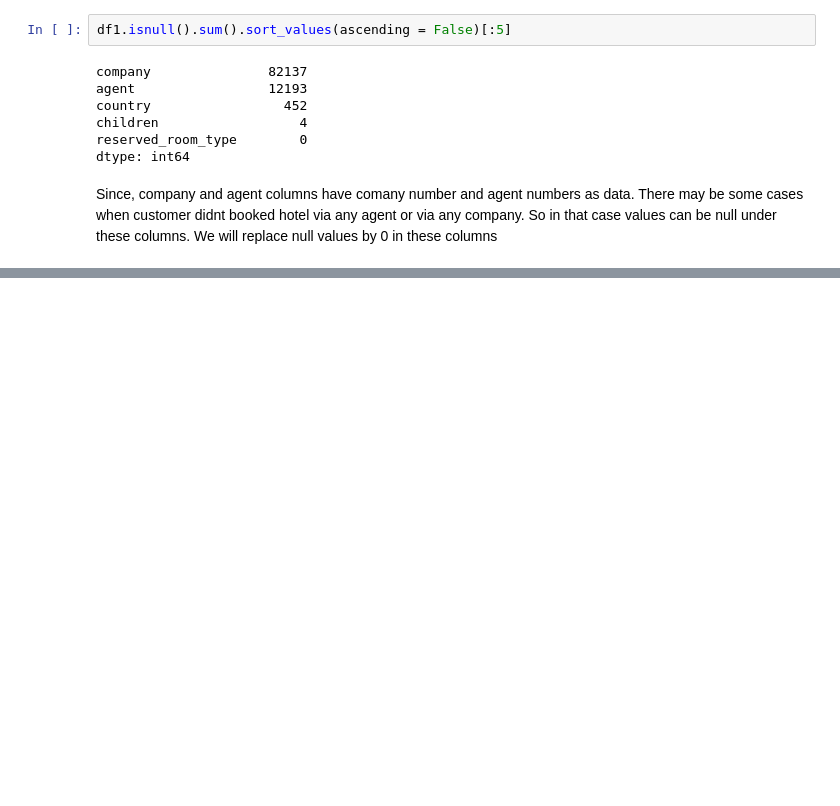
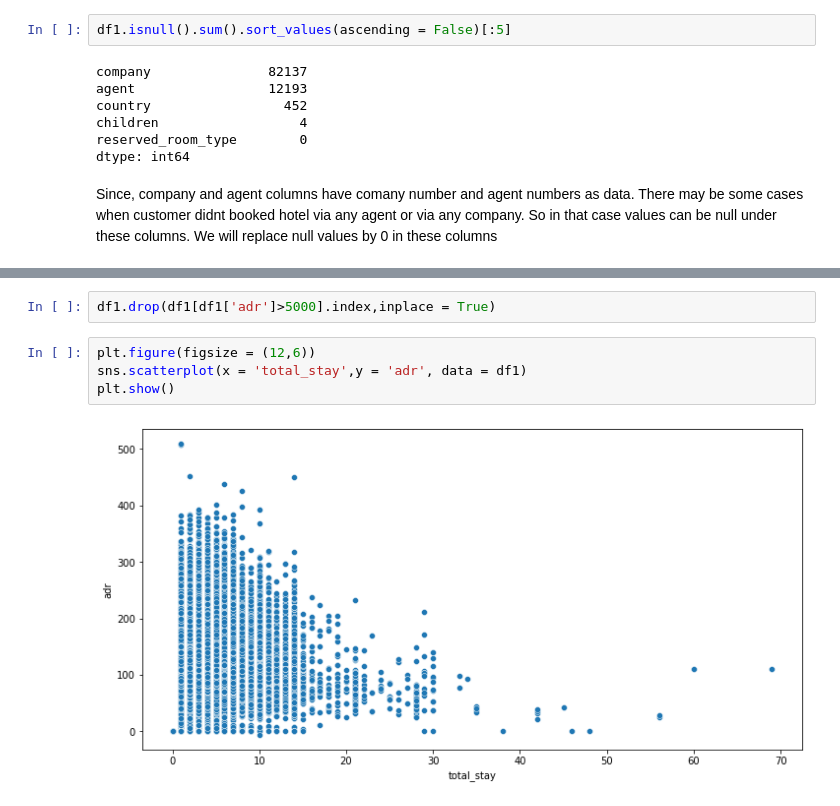
Before and after one commit to pratham-yadavv/Capstone_Project_1, a Jupyter notebook: Hotel_Booking_Analysis_Capstone_project_1.ipynb, the cells around one changed output, grey strips where cells are left out. Saved outputs shown, nothing was run; the diff lists cells and outputs as text; blank space fills up the shorter version.

```diff
--- a/Hotel_Booking_Analysis_Capstone_project_1.ipynb
+++ b/Hotel_Booking_Analysis_Capstone_project_1.ipynb
@@ -190,0 +275,8 @@ We will replace null values by 0 in these columns
+# %%
+df1.drop(df1[df1['adr']>5000].index,inplace = True)
+# %%
+plt.figure(figsize = (12,6))
+sns.scatterplot(x = 'total_stay',y = 'adr', data = df1)
+plt.show()
+# %% [output]
+[figure, added]
```
Also changed, not shown: parts of 62 cells of this notebook.
